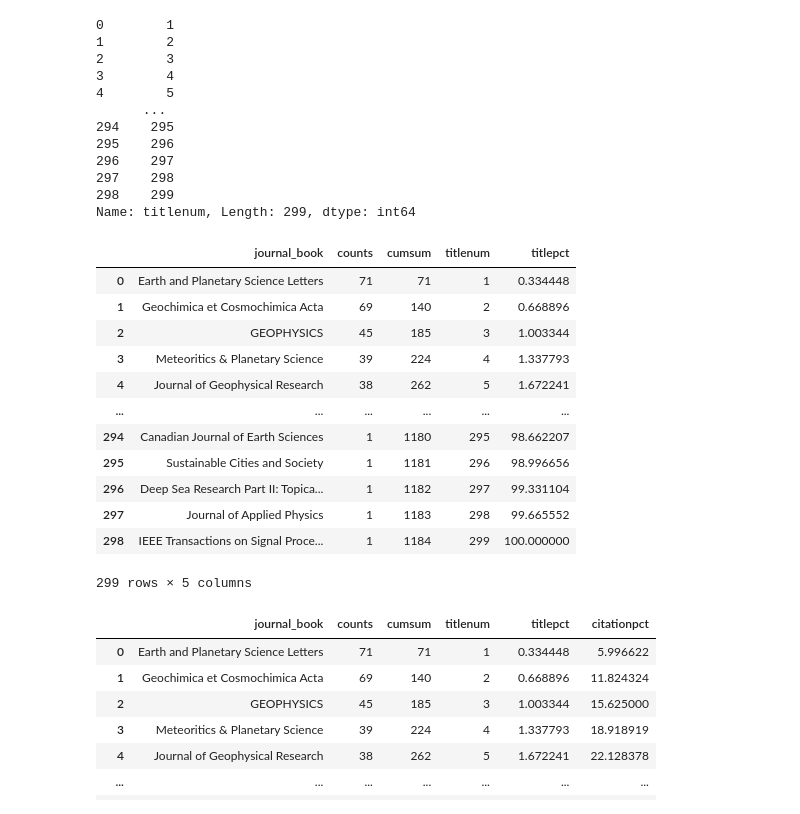
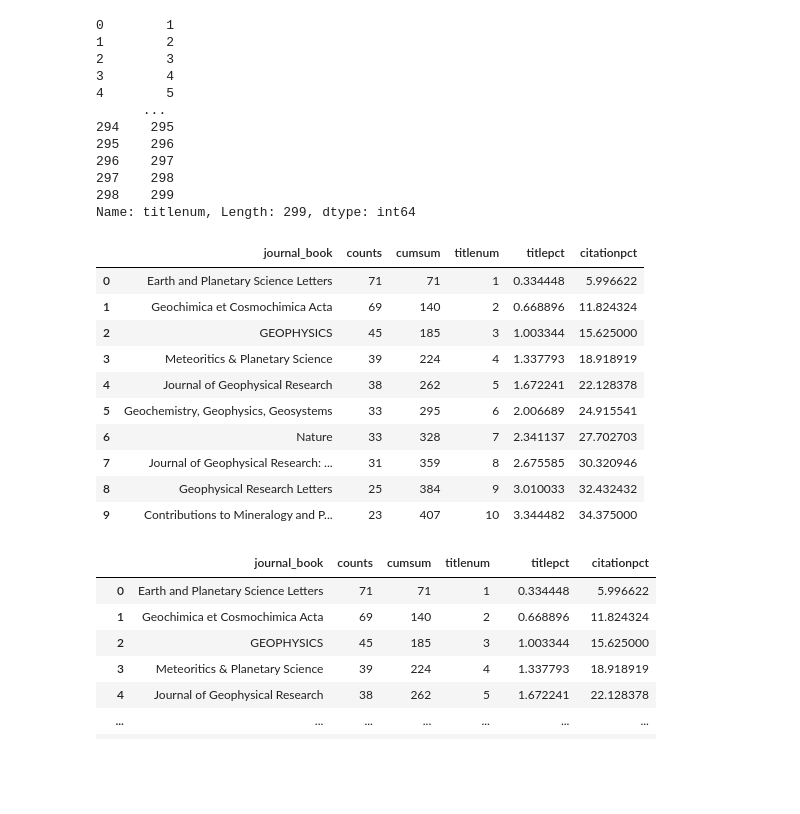
Before and after one commit to samteplitzky/Earth-Science-Citation-Replication-Project, a Jupyter notebook: Citation_Data_Analysis_All_Institutions.ipynb, the cells around one changed output. Cells and saved outputs as stored; diff of their text form; code cells hidden in the pictures; blank space fills up the shorter version.

```diff
--- a/Citation_Data_Analysis_All_Institutions.ipynb
+++ b/Citation_Data_Analysis_All_Institutions.ipynb
@@ -805,21 +749,19 @@ citedRefsMeta_uh_count['titlenum']
 Name: titlenum, Length: 299, dtype: int64
 # %%
 citedRefsMeta_uh_count['titlepct'] = 100*(citedRefsMeta_uh_count.titlenum/299)
-citedRefsMeta_uh_count
+citedRefsMeta_uh_count.head(10)
 # %% [output]
-|  | journal_book | counts | cumsum | titlenum | titlepct |
-| 0 | Earth and Planetary Science Letters | 71 | 71 | 1 | 0.334448 |
-| 1 | Geochimica et Cosmochimica Acta | 69 | 140 | 2 | 0.668896 |
-| 2 | GEOPHYSICS | 45 | 185 | 3 | 1.003344 |
-| 3 | Meteoritics & Planetary Science | 39 | 224 | 4 | 1.337793 |
-| 4 | Journal of Geophysical Research | 38 | 262 | 5 | 1.672241 |
-| ... | ... | ... | ... | ... | ... |
-| 294 | Canadian Journal of Earth Sciences | 1 | 1180 | 295 | 98.662207 |
-| 295 | Sustainable Cities and Society | 1 | 1181 | 296 | 98.996656 |
-| 296 | Deep Sea Research Part II: Topica... | 1 | 1182 | 297 | 99.331104 |
-| 297 | Journal of Applied Physics | 1 | 1183 | 298 | 99.665552 |
-| 298 | IEEE Transactions on Signal Proce... | 1 | 1184 | 299 | 100.000000 |
+|  | journal_book | counts | cumsum | titlenum | titlepct | citationpct |
+| 0 | Earth and Planetary Science Letters | 71 | 71 | 1 | 0.334448 | 5.996622 |
+| 1 | Geochimica et Cosmochimica Acta | 69 | 140 | 2 | 0.668896 | 11.824324 |
+| 2 | GEOPHYSICS | 45 | 185 | 3 | 1.003344 | 15.625000 |
+| 3 | Meteoritics & Planetary Science | 39 | 224 | 4 | 1.337793 | 18.918919 |
+| 4 | Journal of Geophysical Research | 38 | 262 | 5 | 1.672241 | 22.128378 |
+| 5 | Geochemistry, Geophysics, Geosystems | 33 | 295 | 6 | 2.006689 | 24.915541 |
+| 6 | Nature | 33 | 328 | 7 | 2.341137 | 27.702703 |
+| 7 | Journal of Geophysical Research: ... | 31 | 359 | 8 | 2.675585 | 30.320946 |
+| 8 | Geophysical Research Letters | 25 | 384 | 9 | 3.010033 | 32.432432 |
+| 9 | Contributions to Mineralogy and P... | 23 | 407 | 10 | 3.344482 | 34.375000 |
-299 rows × 5 columns
 # %%
 citedRefsMeta_uh_count['citationpct'] = 100*citedRefsMeta_uh_count['cumsum']/(1184)
 citedRefsMeta_uh_count
```
Also changed, not shown: parts of 16 cells of this notebook.
